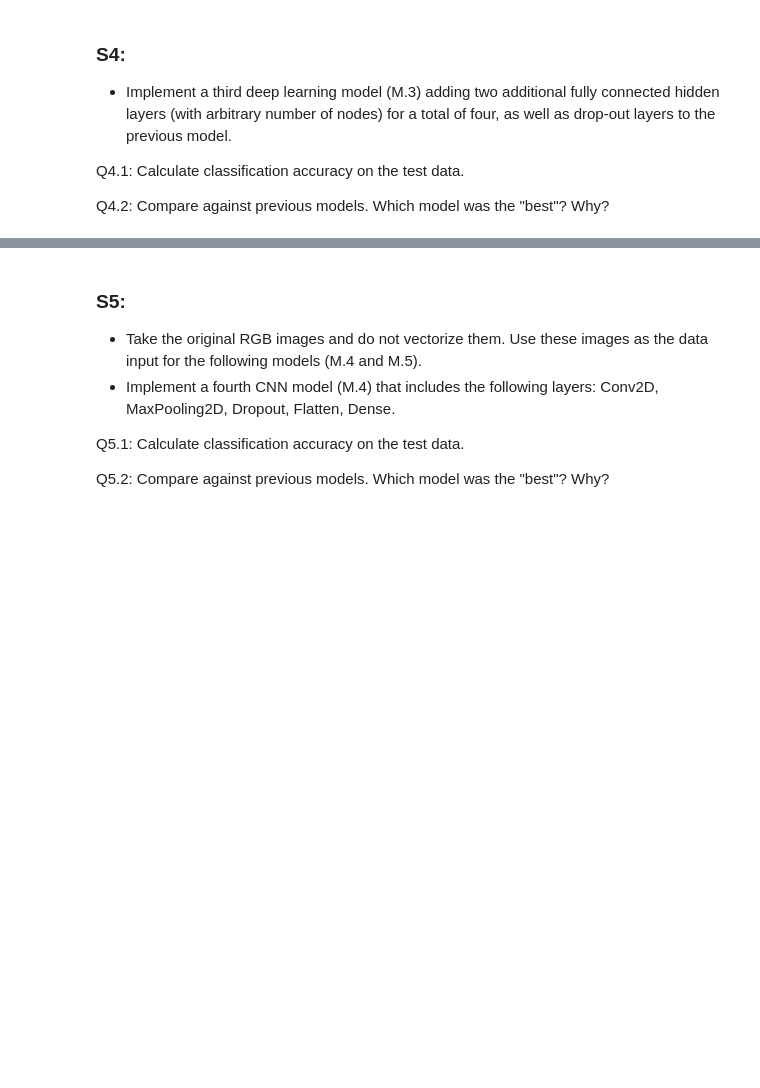
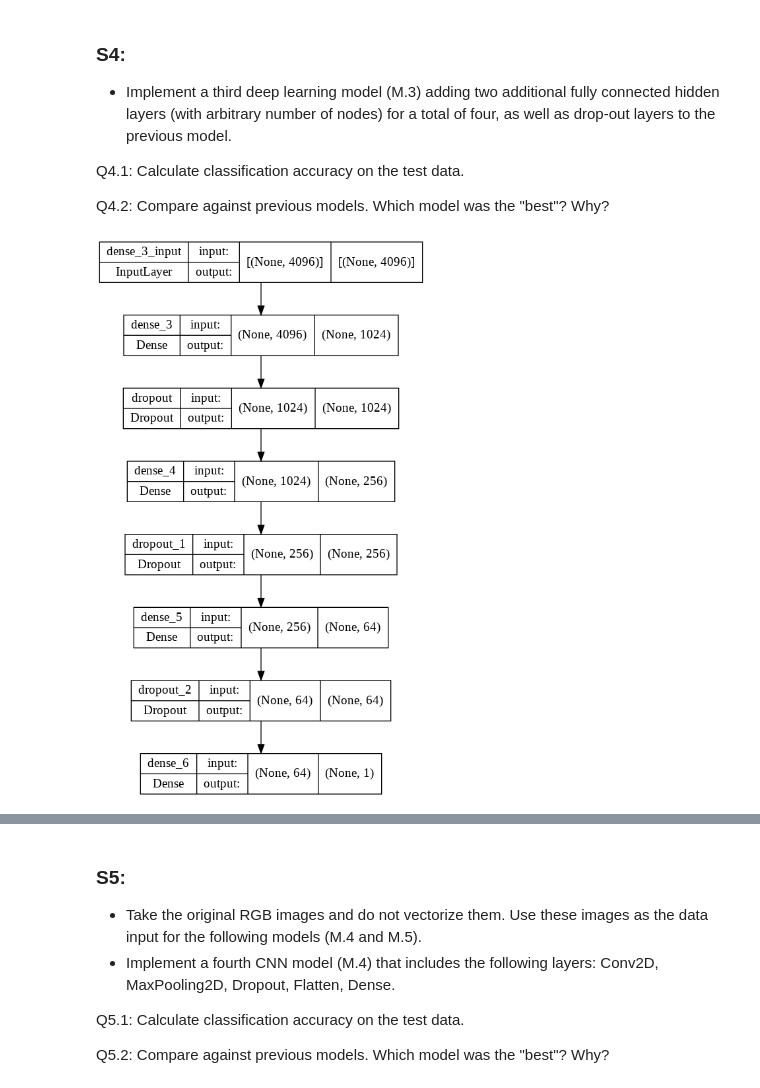
Before and after one commit to johnatawnclementawn/RemoteSensing_650_HW, a Jupyter notebook: HW4/Clementi_HW4.ipynb, the cells around one changed output, grey strips where cells are left out. Cells and saved outputs as stored; diff of their text form; code cells hidden in the pictures; blank space fills up the shorter version.

```diff
--- a/HW4/Clementi_HW4.ipynb
+++ b/HW4/Clementi_HW4.ipynb
@@ -206,3 +255,16 @@ Q3.1: Calculate classification accuracy on the test data.
 Q4.1: Calculate classification accuracy on the test data.
 
 Q4.2: Compare against previous models. Which model was the "best"? Why?
+# %%
+m3 = Sequential()
+m3.add(Dense(1024, input_shape=(4096,)))
+m3.add(Dropout(0.2))
+m3.add(Dense(256))
+m3.add(Dropout(0.2))
+m3.add(Dense(64))
+m3.add(Dropout(0.2))
+m3.add(Dense(1))
+
+plot_model(m3, show_shapes=True, show_layer_names=True)
+# %% [output]
+[figure, added]
```
Also changed, not shown: parts of 15 cells of this notebook.
